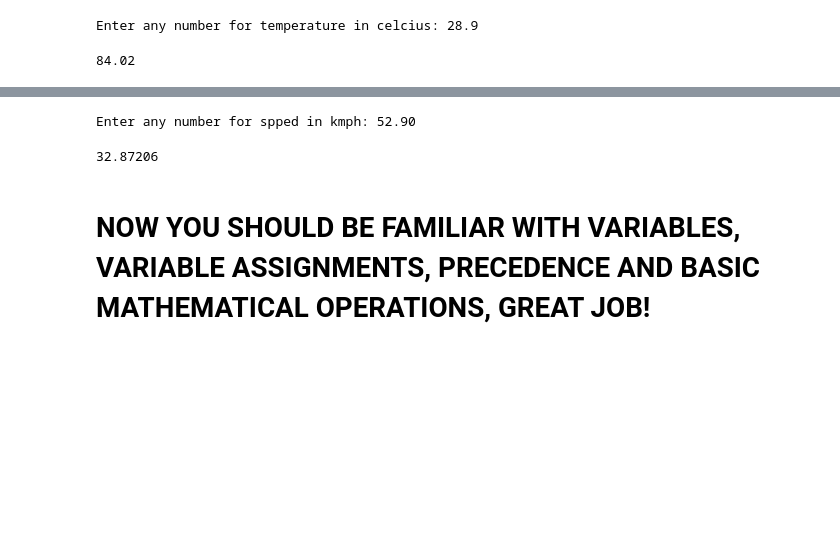
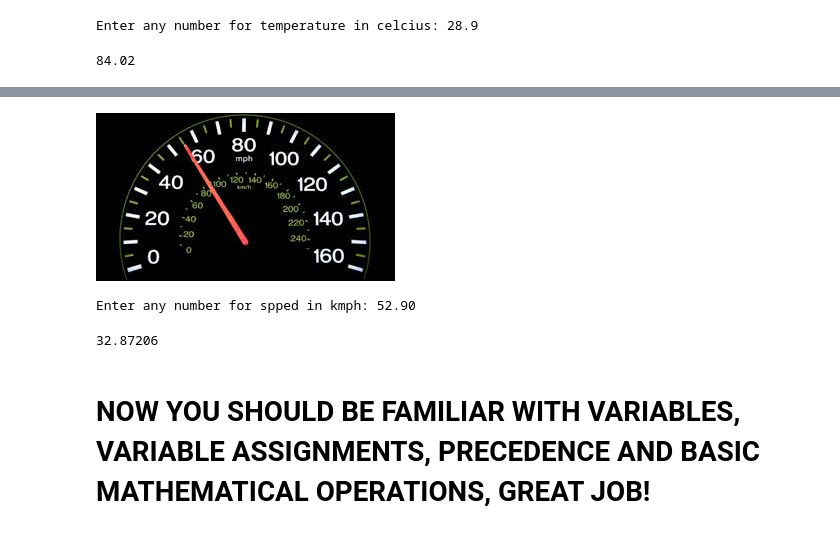
Before and after one commit to aruph/Machine-Learning-Space, a Jupyter notebook: Week 1/002 - Exercise Questions - Variable Assignment, Precedence and Math Operations.ipynb, the cells around one changed output, grey strips where cells are left out. Saved outputs shown, nothing was run; the diff lists cells and outputs as text; code cells hidden in the pictures; blank space fills up the shorter version.

```diff
--- a/Week 1/002 - Exercise Questions - Variable Assignment, Precedence and Math Operations.ipynb
+++ b/Week 1/002 - Exercise Questions - Variable Assignment, Precedence and Math Operations.ipynb
@@ -189,4 +195,8 @@ Enter any number for temperature in celcius: 28.9
 # MPH = 0.6214 * KMH
+# %%
+display(Image(filename="Images for reference purposes/Assignment - Speedometer Image.png"))
+# %% [output]
+[figure, added]
 # %%
 kmph = float(input("Enter any number for spped in kmph: "))
 mph = 0.6214 * kmph
```
Also changed, not shown: parts of 8 cells of this notebook.
